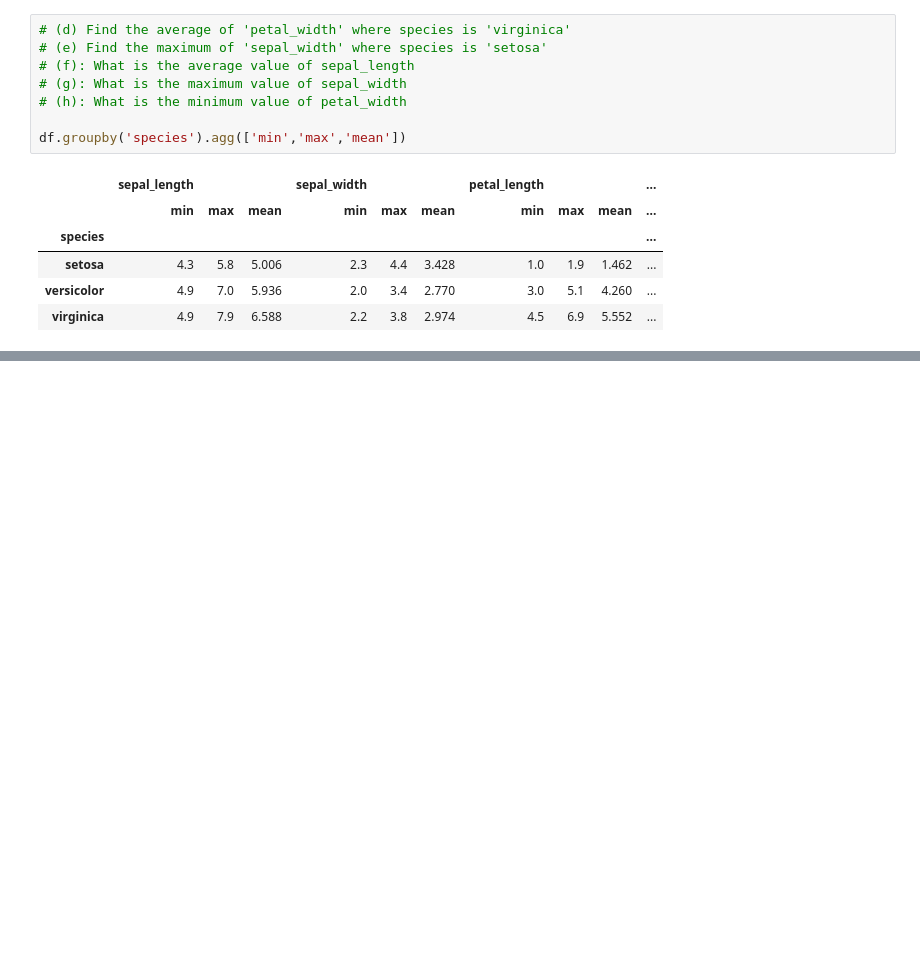
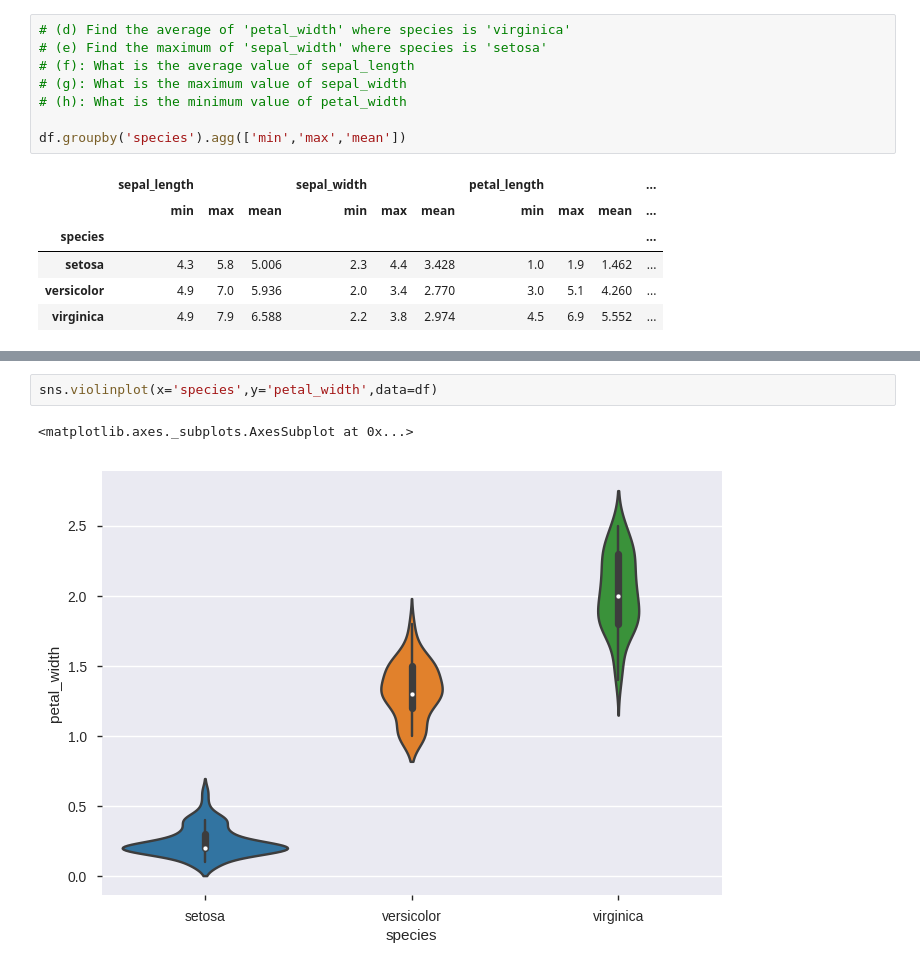
Before and after one commit to PrasadRaoJammuna/ML-Classes, a Jupyter notebook: Assignment.ipynb, the cells around one changed output, grey strips where cells are left out. Drawn from its saved outputs; the diff is of its cells as text; blank space fills up the shorter version.

```diff
--- a/Assignment.ipynb
+++ b/Assignment.ipynb
@@ -203,0 +215,5 @@ df.groupby('species').agg(['min','max','mean'])
+# %%
+sns.violinplot(x='species',y='petal_width',data=df)
+# %% [output]
+<matplotlib.axes._subplots.AxesSubplot at 0x...>
+[figure, added]
```
Also changed, not shown: parts of 9 cells of this notebook.
